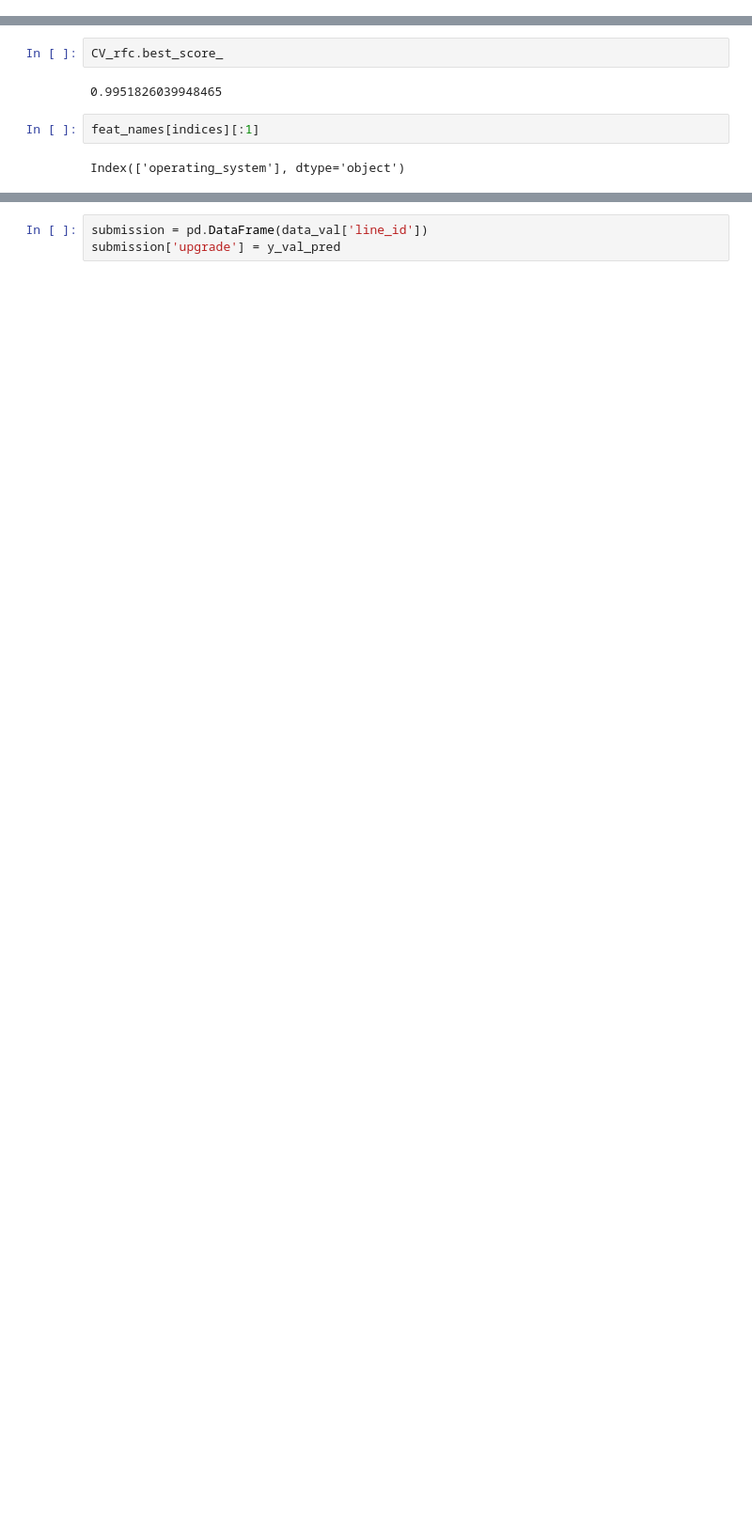
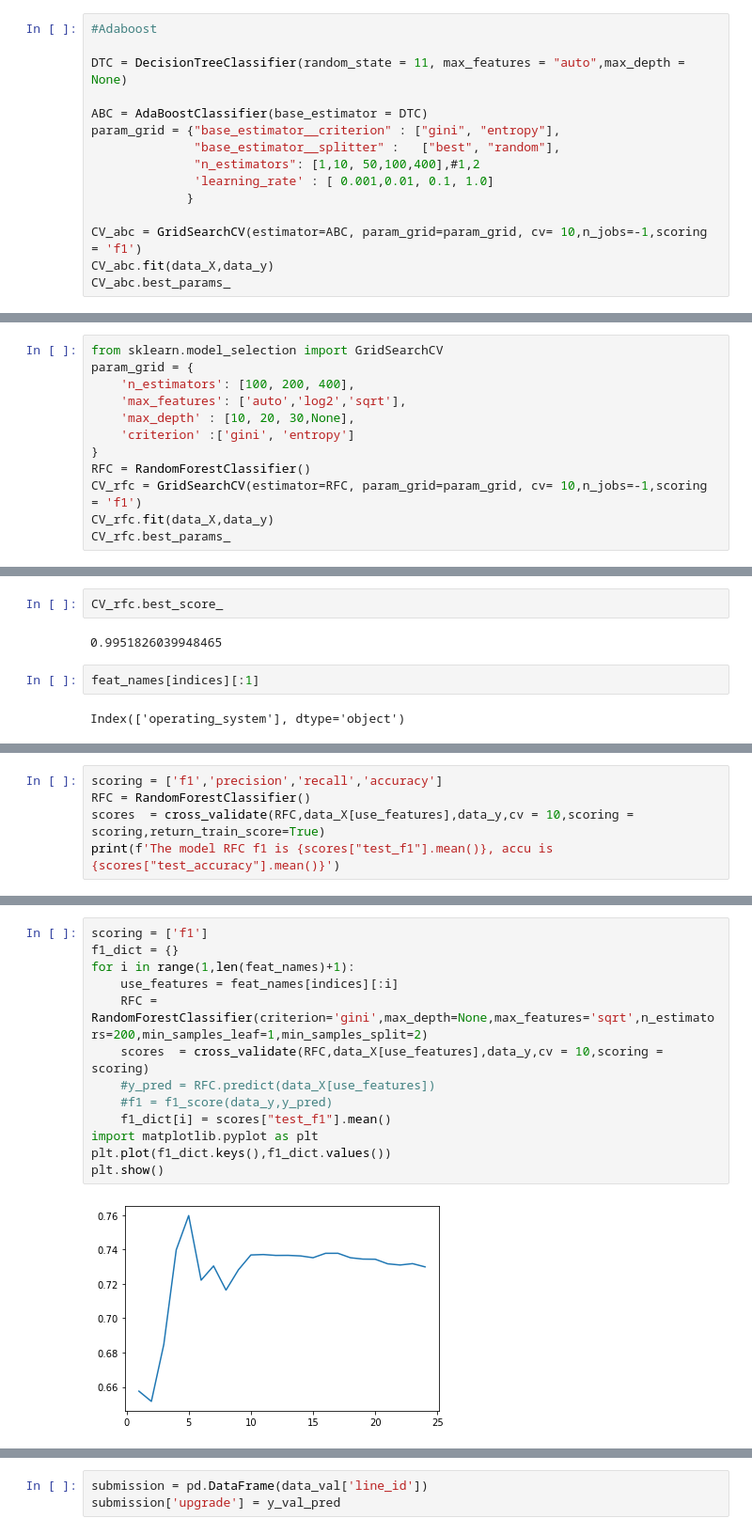
Before and after one commit to Huan111/Trackhack.21.2---Predict-upgrade, a Jupyter notebook: model_training.ipynb, the cells around one changed output, grey strips where cells are left out. Shown at 94% size. Saved outputs shown, nothing was run; the diff lists cells and outputs as text; blank space fills up the shorter version.

Commit message:
model training

```diff
--- a/model_training.ipynb
+++ b/model_training.ipynb
@@ -934,3 +1023,18 @@ RFC = RandomForestClassifier()
 CV_rfc = GridSearchCV(estimator=RFC, param_grid=param_grid, cv= 10,n_jobs=-1,scoring = 'f1')
 CV_rfc.fit(data_X,data_y)
 CV_rfc.best_params_
+# %%
+#Adaboost
+
+DTC = DecisionTreeClassifier(random_state = 11, max_features = "auto",max_depth = None)
+
+ABC = AdaBoostClassifier(base_estimator = DTC)
+param_grid = {"base_estimator__criterion" : ["gini", "entropy"],
+              "base_estimator__splitter" :   ["best", "random"],
+              "n_estimators": [1,10, 50,100,400],#1,2
+              'learning_rate' : [ 0.001,0.01, 0.1, 1.0]
+             }
+
+CV_abc = GridSearchCV(estimator=ABC, param_grid=param_grid, cv= 10,n_jobs=-1,scoring = 'f1')
+CV_abc.fit(data_X,data_y)
+CV_abc.best_params_
@@ -936,0 +1097,12 @@ CV_rfc.best_params_
+# %%
+from sklearn.model_selection import GridSearchCV
+param_grid = {
+    'n_estimators': [100, 200, 400],
+    'max_features': ['auto','log2','sqrt'],
+    'max_depth' : [10, 20, 30,None],
+    'criterion' :['gini', 'entropy']
+}
+RFC = RandomForestClassifier()
+CV_rfc = GridSearchCV(estimator=RFC, param_grid=param_grid, cv= 10,n_jobs=-1,scoring = 'f1')
+CV_rfc.fit(data_X,data_y)
+CV_rfc.best_params_
@@ -958,0 +1148,5 @@ Index(['operating_system'], dtype='object')
+# %%
+scoring = ['f1','precision','recall','accuracy']
+RFC = RandomForestClassifier()
+scores  = cross_validate(RFC,data_X[use_features],data_y,cv = 10,scoring = scoring,return_train_score=True)
+print(f'The model RFC f1 is {scores["test_f1"].mean()}, accu is {scores["test_accuracy"].mean()}')
@@ -958,0 +1164,15 @@ Index(['operating_system'], dtype='object')
+# %%
+scoring = ['f1']
+f1_dict = {}
+for i in range(1,len(feat_names)+1):
+    use_features = feat_names[indices][:i]
+    RFC = RandomForestClassifier(criterion='gini',max_depth=None,max_features='sqrt',n_estimators=200,min_samples_leaf=1,min_samples_split=2)
+    scores  = cross_validate(RFC,data_X[use_features],data_y,cv = 10,scoring = scoring)
+    #y_pred = RFC.predict(data_X[use_features])
+    #f1 = f1_score(data_y,y_pred)
+    f1_dict[i] = scores["test_f1"].mean()
+import matplotlib.pyplot as plt
+plt.plot(f1_dict.keys(),f1_dict.values())
+plt.show()
+# %% [output]
+[figure, added]
```
Also changed, not shown: parts of 68 cells of this notebook, 2 other files.
